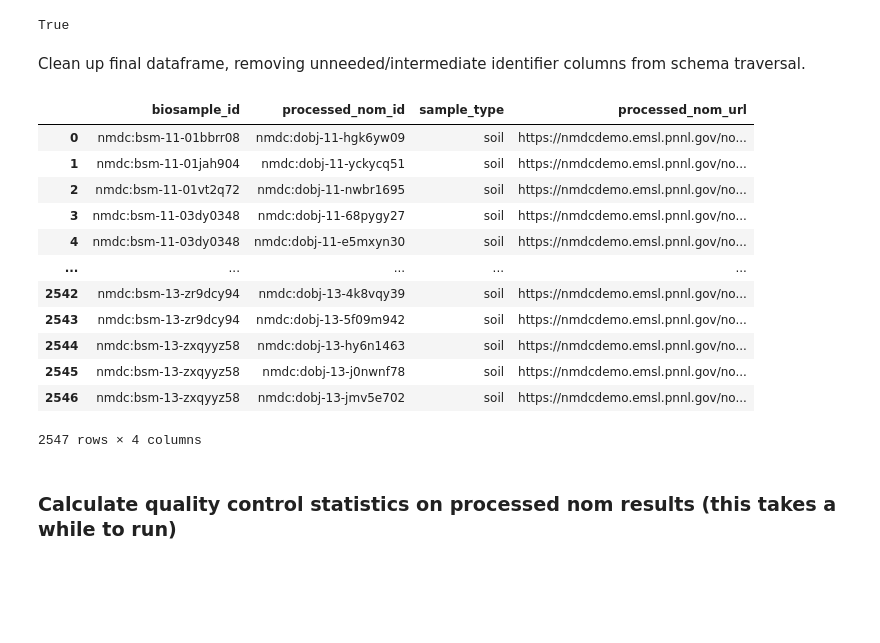
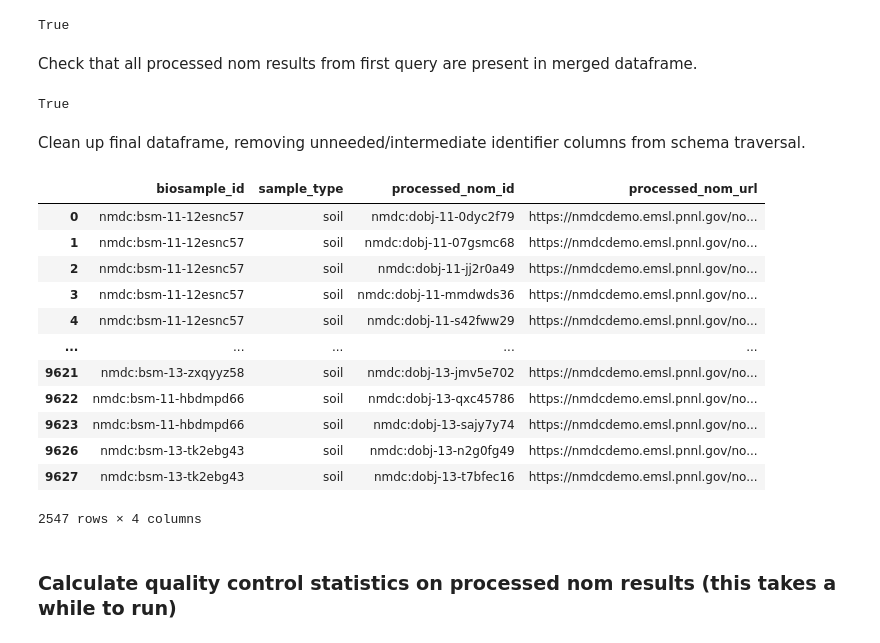
Before and after one commit to microbiomedata/nmdc_notebooks, a Jupyter notebook: NOM_visualizations/python/nom_data.ipynb, the cells around one changed output. Drawn from its saved outputs; the diff is of its cells as text; code cells hidden in the pictures; blank space fills up the shorter version.

```diff
--- a/NOM_visualizations/python/nom_data.ipynb
+++ b/NOM_visualizations/python/nom_data.ipynb
@@ -252,38 +242,39 @@ Use the md5_checksum to check that each row/processed NOM object has an associat
 len(merged_df[merged_df.duplicated('processed_nom_md5_checksum')]['processed_nom_md5_checksum'].unique())==0
 # %% [output]
 True
+# %% [markdown]
+Check that all processed nom results from first query are present in merged dataframe.
+# %%
+processed_nom_df['processed_nom_id'].sort_values().tolist()==merged_df['processed_nom_id'].sort_values().tolist()
+# %% [output]
+True
 # %% [markdown]
 Clean up final dataframe, removing unneeded/intermediate identifier columns from schema traversal.
 # %%
 column_list = merged_df.columns.tolist()
 columns_to_keep = ["biosample_id","processed_nom_id","sample_type","processed_nom_url"]
 columns_to_remove = list(set(column_list).difference(columns_to_keep))
 
 # Drop unnecessary columns
 merged_df_cleaned = merged_df.drop(columns=columns_to_remove)
 
 # remove duplicate rows when keeping only necessary columns (should remove none)
-merged_df_cleaned.drop_duplicates(keep="first", inplace=True)
+final_df=merged_df_cleaned.drop_duplicates(keep="first")
 
-# check rows when we reagrregate/implode
-final_df = merged_df_cleaned.groupby(["biosample_id","processed_nom_id","sample_type"]).agg({"processed_nom_url": list}).reset_index()
-
-#convert url into string
-final_df["processed_nom_url"] = final_df["processed_nom_url"].apply(lambda x: ', '.join(map(str, x)))
 final_df
 # %% [output]
-|  | biosample_id | processed_nom_id | sample_type | processed_nom_url |
-| 0 | nmdc:bsm-11-01bbrr08 | nmdc:dobj-11-hgk6yw09 | soil | https://nmdcdemo.emsl.pnnl.gov/no... |
-| 1 | nmdc:bsm-11-01jah904 | nmdc:dobj-11-yckycq51 | soil | https://nmdcdemo.emsl.pnnl.gov/no... |
-| 2 | nmdc:bsm-11-01vt2q72 | nmdc:dobj-11-nwbr1695 | soil | https://nmdcdemo.emsl.pnnl.gov/no... |
-| 3 | nmdc:bsm-11-03dy0348 | nmdc:dobj-11-68pygy27 | soil | https://nmdcdemo.emsl.pnnl.gov/no... |
-| 4 | nmdc:bsm-11-03dy0348 | nmdc:dobj-11-e5mxyn30 | soil | https://nmdcdemo.emsl.pnnl.gov/no... |
+|  | biosample_id | sample_type | processed_nom_id | processed_nom_url |
+| 0 | nmdc:bsm-11-12esnc57 | soil | nmdc:dobj-11-0dyc2f79 | https://nmdcdemo.emsl.pnnl.gov/no... |
+| 1 | nmdc:bsm-11-12esnc57 | soil | nmdc:dobj-11-07gsmc68 | https://nmdcdemo.emsl.pnnl.gov/no... |
+| 2 | nmdc:bsm-11-12esnc57 | soil | nmdc:dobj-11-jj2r0a49 | https://nmdcdemo.emsl.pnnl.gov/no... |
+| 3 | nmdc:bsm-11-12esnc57 | soil | nmdc:dobj-11-mmdwds36 | https://nmdcdemo.emsl.pnnl.gov/no... |
+| 4 | nmdc:bsm-11-12esnc57 | soil | nmdc:dobj-11-s42fww29 | https://nmdcdemo.emsl.pnnl.gov/no... |
 | ... | ... | ... | ... | ... |
-| 2542 | nmdc:bsm-13-zr9dcy94 | nmdc:dobj-13-4k8vqy39 | soil | https://nmdcdemo.emsl.pnnl.gov/no... |
-| 2543 | nmdc:bsm-13-zr9dcy94 | nmdc:dobj-13-5f09m942 | soil | https://nmdcdemo.emsl.pnnl.gov/no... |
-| 2544 | nmdc:bsm-13-zxqyyz58 | nmdc:dobj-13-hy6n1463 | soil | https://nmdcdemo.emsl.pnnl.gov/no... |
-| 2545 | nmdc:bsm-13-zxqyyz58 | nmdc:dobj-13-j0nwnf78 | soil | https://nmdcdemo.emsl.pnnl.gov/no... |
-| 2546 | nmdc:bsm-13-zxqyyz58 | nmdc:dobj-13-jmv5e702 | soil | https://nmdcdemo.emsl.pnnl.gov/no... |
+| 9621 | nmdc:bsm-13-zxqyyz58 | soil | nmdc:dobj-13-jmv5e702 | https://nmdcdemo.emsl.pnnl.gov/no... |
+| 9622 | nmdc:bsm-11-hbdmpd66 | soil | nmdc:dobj-13-qxc45786 | https://nmdcdemo.emsl.pnnl.gov/no... |
+| 9623 | nmdc:bsm-11-hbdmpd66 | soil | nmdc:dobj-13-sajy7y74 | https://nmdcdemo.emsl.pnnl.gov/no... |
+| 9626 | nmdc:bsm-13-tk2ebg43 | soil | nmdc:dobj-13-n2g0fg49 | https://nmdcdemo.emsl.pnnl.gov/no... |
+| 9627 | nmdc:bsm-13-tk2ebg43 | soil | nmdc:dobj-13-t7bfec16 | https://nmdcdemo.emsl.pnnl.gov/no... |
 2547 rows × 4 columns
 # %% [markdown]
 ### Calculate quality control statistics on processed nom results (this takes a while to run)
```
Also changed, not shown: parts of 10 cells of this notebook.
